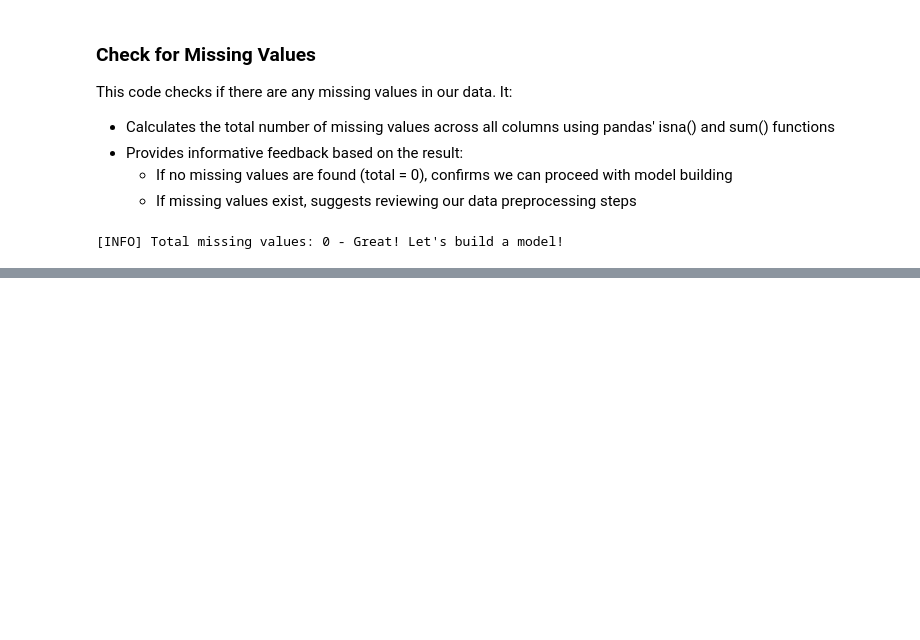
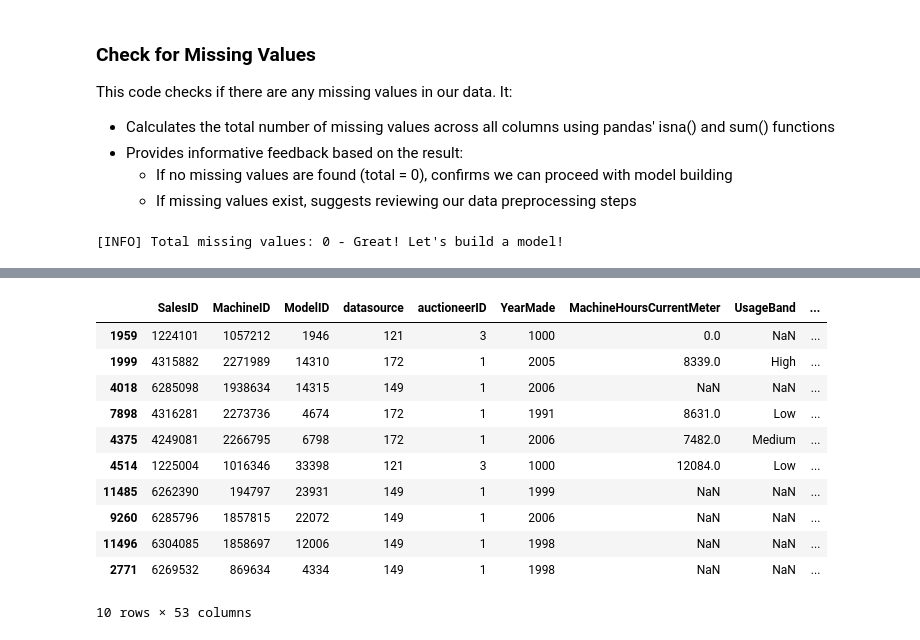
Before and after one commit to Blignaut24/About-BulldozerPriceGenius-_BPG-_v2, a Jupyter notebook: jupyter_notebooks/05_model_training_and_evaluation.ipynb, the cells around one changed output, grey strips where cells are left out. Saved outputs shown, nothing was run; the diff lists cells and outputs as text; code cells hidden in the pictures; blank space fills up the shorter version.

```diff
--- a/jupyter_notebooks/05_model_training_and_evaluation.ipynb
+++ b/jupyter_notebooks/05_model_training_and_evaluation.ipynb
@@ -205,0 +459,16 @@ else:
+# %%
+# And how about the validation DataFrame?
+valid_df.sample(10)
+# %% [output]
+|  | SalesID | MachineID | ModelID | datasource | auctioneerID | YearMade | MachineHoursCurrentMeter | UsageBand | ... |
+| 1959 | 1224101 | 1057212 | 1946 | 121 | 3 | 1000 | 0.0 | NaN | ... |
+| 1999 | 4315882 | 2271989 | 14310 | 172 | 1 | 2005 | 8339.0 | High | ... |
+| 4018 | 6285098 | 1938634 | 14315 | 149 | 1 | 2006 | NaN | NaN | ... |
+| 7898 | 4316281 | 2273736 | 4674 | 172 | 1 | 1991 | 8631.0 | Low | ... |
+| 4375 | 4249081 | 2266795 | 6798 | 172 | 1 | 2006 | 7482.0 | Medium | ... |
+| 4514 | 1225004 | 1016346 | 33398 | 121 | 3 | 1000 | 12084.0 | Low | ... |
+| 11485 | 6262390 | 194797 | 23931 | 149 | 1 | 1999 | NaN | NaN | ... |
+| 9260 | 6285796 | 1857815 | 22072 | 149 | 1 | 2006 | NaN | NaN | ... |
+| 11496 | 6304085 | 1858697 | 12006 | 149 | 1 | 1998 | NaN | NaN | ... |
+| 2771 | 6269532 | 869634 | 4334 | 149 | 1 | 1998 | NaN | NaN | ... |
+10 rows × 53 columns
```
Also changed, not shown: parts of 28 cells of this notebook.
